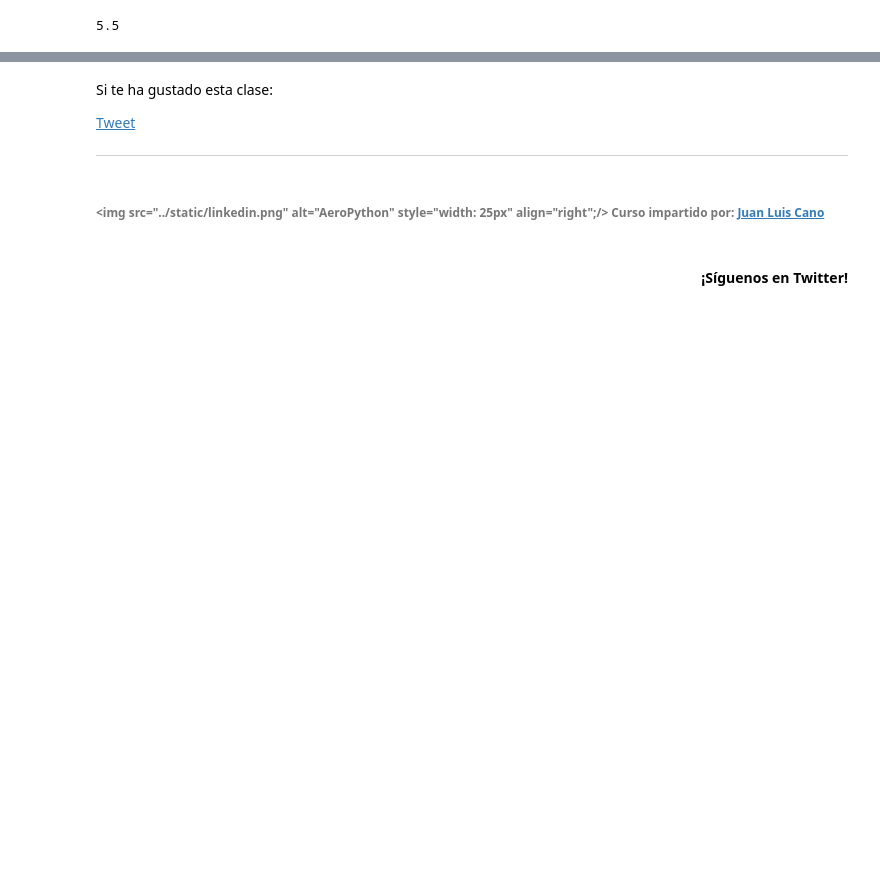
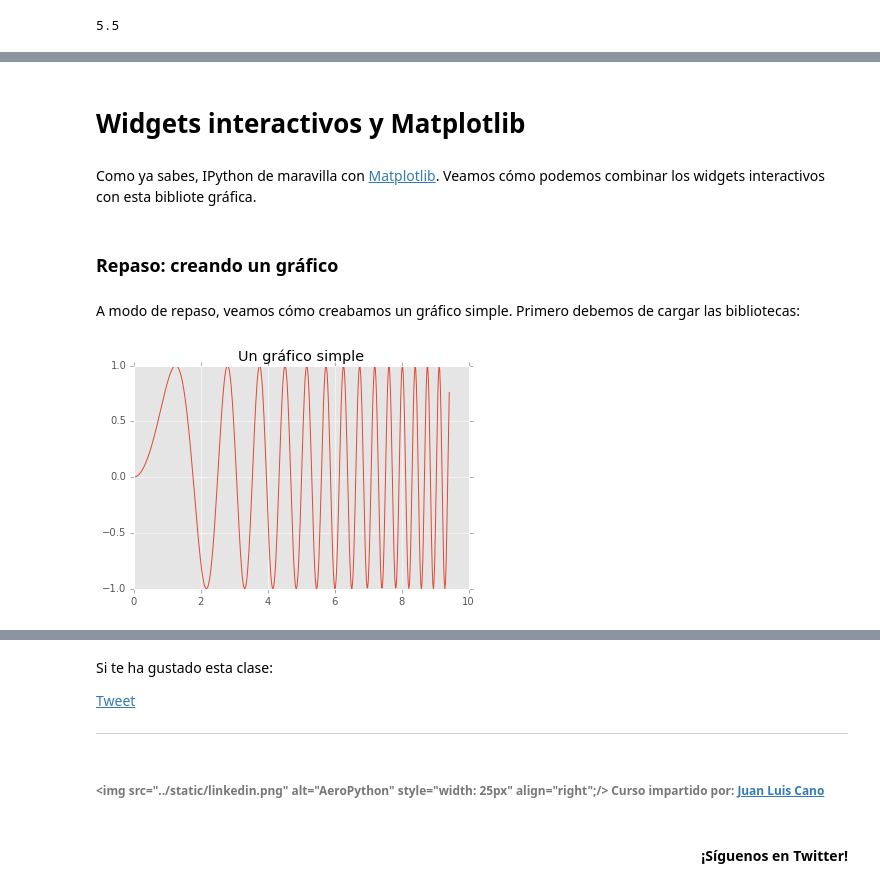
Before and after one commit to CAChemE/curso-python-cientifico, a Jupyter notebook: Notebooks/Clase_widgets-interactivos-IPython.ipynb, the cells around one changed output, grey strips where cells are left out. Cells and saved outputs as stored; diff of their text form; code cells hidden in the pictures; blank space fills up the shorter version.

Commit message:
widgets interactivos
añadido notebook resumiendo el tutorial dado en la Strata conf 2015

```diff
--- a/Notebooks/Clase_widgets-interactivos-IPython.ipynb
+++ b/Notebooks/Clase_widgets-interactivos-IPython.ipynb
@@ -269,0 +145,8 @@ Use interact to create a UI for `plot_sin` that has a drop down menu for selecti
+# %% [markdown]
+# Widgets  interactivos y Matplotlib
+# %% [markdown]
+Como ya sabes, IPython de maravilla con [Matplotlib](http://matplotlib.org/). Veamos cómo podemos combinar los widgets interactivos con esta bibliote gráfica.
+# %% [markdown]
+### Repaso: creando un gráfico
+# %% [markdown]
+A modo de repaso, veamos cómo creabamos un gráfico simple. Primero debemos de cargar las bibliotecas:
@@ -269,0 +164,9 @@ Use interact to create a UI for `plot_sin` that has a drop down menu for selecti
+# %%
+# Creamos un array con valores de x
+x = np.linspace(0, 3*np.pi, 500)
+y = np.sin(x**2)
+
+plt.plot(x, y)
+plt.title(u'Un gráfico simple');
+# %% [output]
+[figure, added]
```
Also changed, not shown: parts of 72 cells of this notebook.
